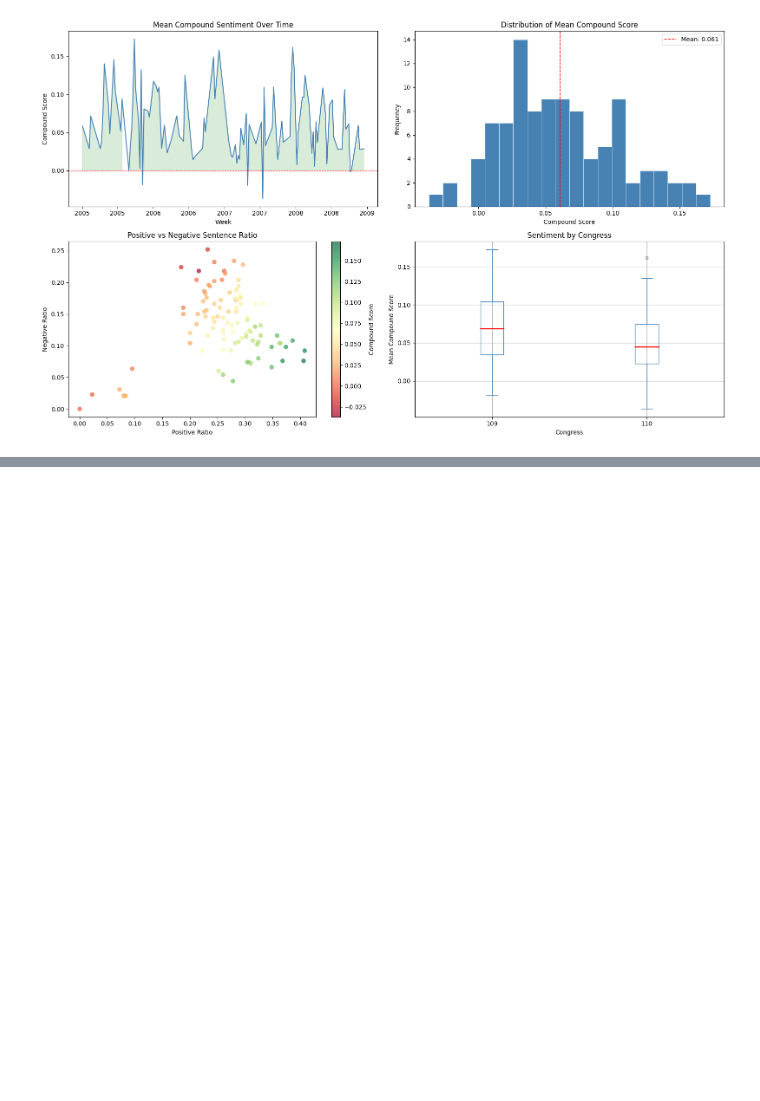
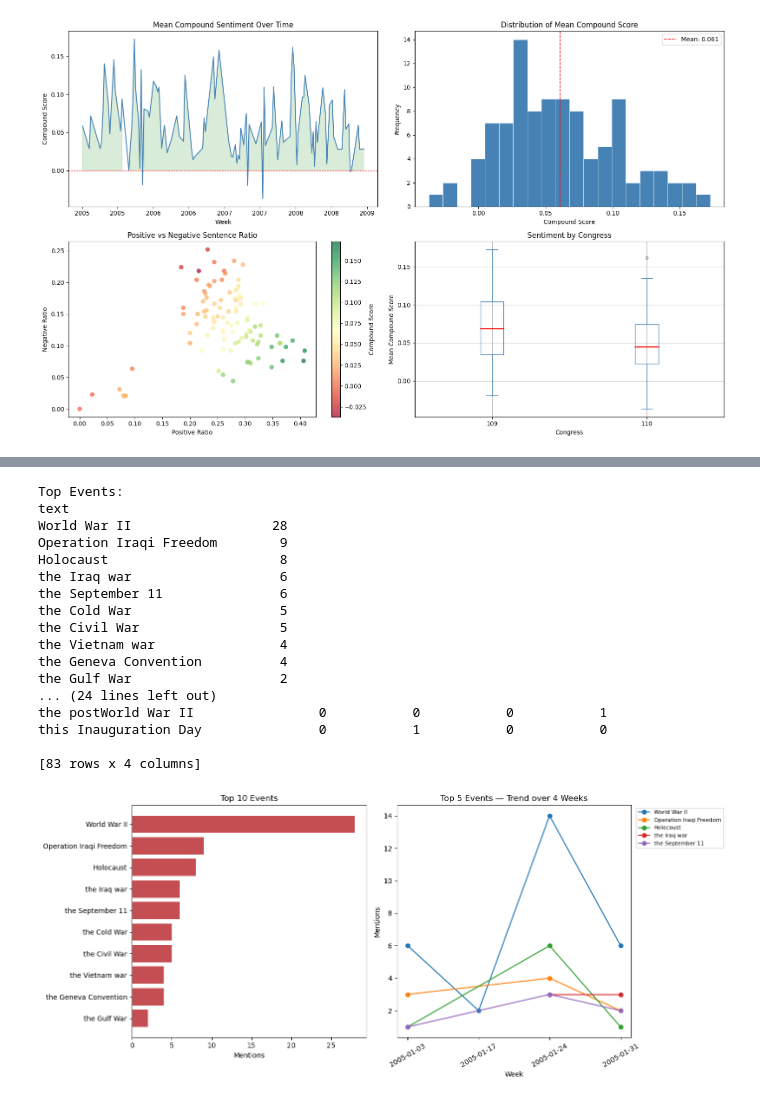
Before and after one commit to macdeath-AA/congressional-records-events-saliency, a Jupyter notebook: code/analysis.ipynb, the cells around one changed output, grey strips where cells are left out. Drawn from its saved outputs; the diff is of its cells as text; code cells hidden in the pictures; blank space fills up the shorter version.

```diff
--- a/code/analysis.ipynb
+++ b/code/analysis.ipynb
@@ -495,0 +698,65 @@ plt.show()
+# %%
+# Filter for EVENT entities only
+event_df = dfEnts[dfEnts["label"] == 387]
+
+# Top events overall
+top_events = event_df.groupby("text")["count"].sum().sort_values(ascending=False)
+print("Top Events:")
+print(top_events.head(20))
+
+# Events by week
+events_by_week = event_df.pivot_table(
+    index="text",
+    columns="week",
+    values="count",
+    aggfunc="sum",
+    fill_value=0
+)
+print("\nEvents by week:")
+print(events_by_week)
+
+# Plot event trends
+import matplotlib.pyplot as plt
+
+fig, axes = plt.subplots(1, 2, figsize=(14, 6))
+
+# Top 10 events bar chart
+ax = axes[0]
+top10_events = top_events.head(10).iloc[::-1]
+ax.barh(top10_events.index, top10_events.values, color="#C44E52")
+ax.set_title("Top 10 Events")
+ax.set_xlabel("Mentions")
+
+# Event trend over weeks for top 5 events
+ax = axes[1]
+top5_event_names = top_events.head(5).index
+for event in top5_event_names:
+    subset = event_df[event_df["text"] == event].sort_values("week")
+    ax.plot(subset["week"].astype(str).str[:10], subset["count"], marker="o", label=event)
+ax.set_title("Top 5 Events — Trend over 4 Weeks")
+ax.set_xlabel("Week")
+ax.set_ylabel("Mentions")
+ax.legend(fontsize=8, bbox_to_anchor=(1.01, 1), loc="upper left")
+ax.tick_params(axis="x", rotation=30)
+
+plt.tight_layout()
+plt.show()
+# %% [output]
+Top Events:
+text
+World War II                  28
+Operation Iraqi Freedom        9
+Holocaust                      8
+the Iraq war                   6
+the September 11               6
+the Cold War                   5
+the Civil War                  5
+the Vietnam war                4
+the Geneva Convention          4
+the Gulf War                   2
+... (24 lines left out)
+the postWorld War II                0           0           0           1
+this Inauguration Day               0           1           0           0
+
+[83 rows x 4 columns]
+[figure, added]
```
Also changed, not shown: parts of 23 cells of this notebook.
